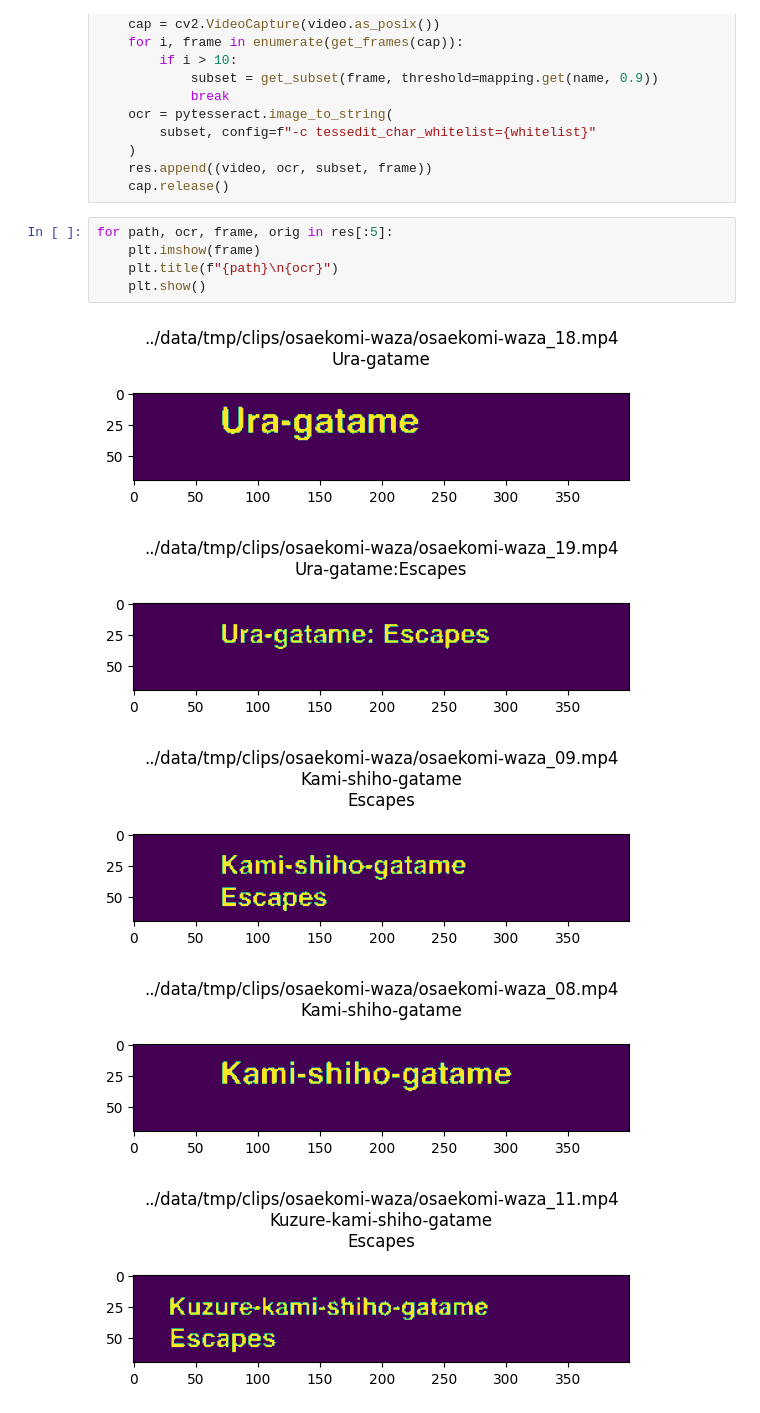
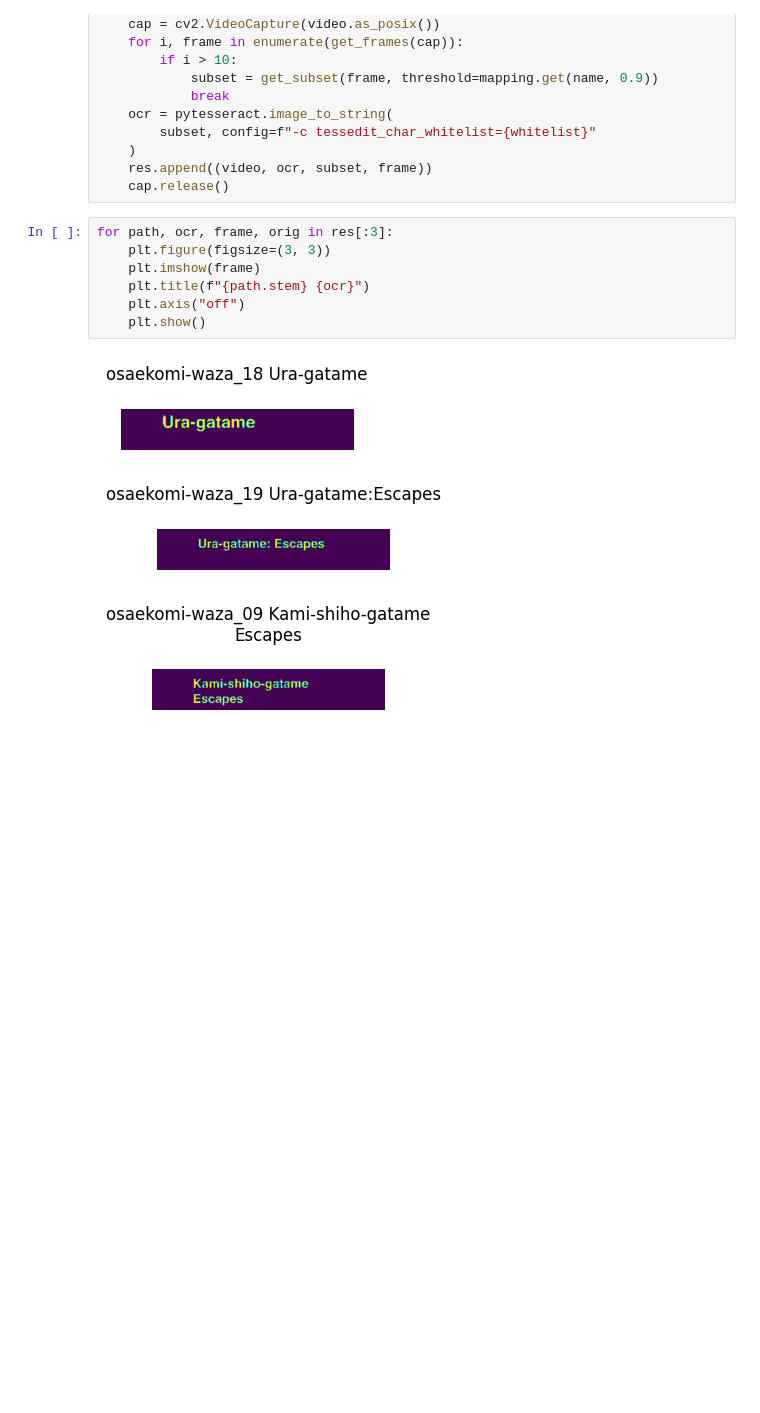
Before and after one commit to acmiyaguchi/judo, a Jupyter notebook: notebooks/02-video-subtitles.ipynb, the cells around one changed output. Saved outputs shown, nothing was run; the diff lists cells and outputs as text; blank space fills up the shorter version.

```diff
--- a/notebooks/02-video-subtitles.ipynb
+++ b/notebooks/02-video-subtitles.ipynb
@@ -67,16 +65,16 @@ for video in tqdm(videos):
     res.append((video, ocr, subset, frame))
     cap.release()
 # %%
-for path, ocr, frame, orig in res[:5]:
+for path, ocr, frame, orig in res[:3]:
+    plt.figure(figsize=(3, 3))
     plt.imshow(frame)
-    plt.title(f"{path}\n{ocr}")
+    plt.title(f"{path.stem} {ocr}")
+    plt.axis("off")
     plt.show()
 # %% [output]
-[figure, old version]
+[figure, new version]
-[figure, old version]
+[figure, new version]
-[figure, old version]
+[figure, new version]
-[figure, removed]
-[figure, removed]
 # %%
 def clean_text(text):
     text = text.strip().lower().replace("\n", " ").replace(" ", ":").replace("l", "i")
```
Also changed, not shown: parts of 5 cells of this notebook, 11 other files.
